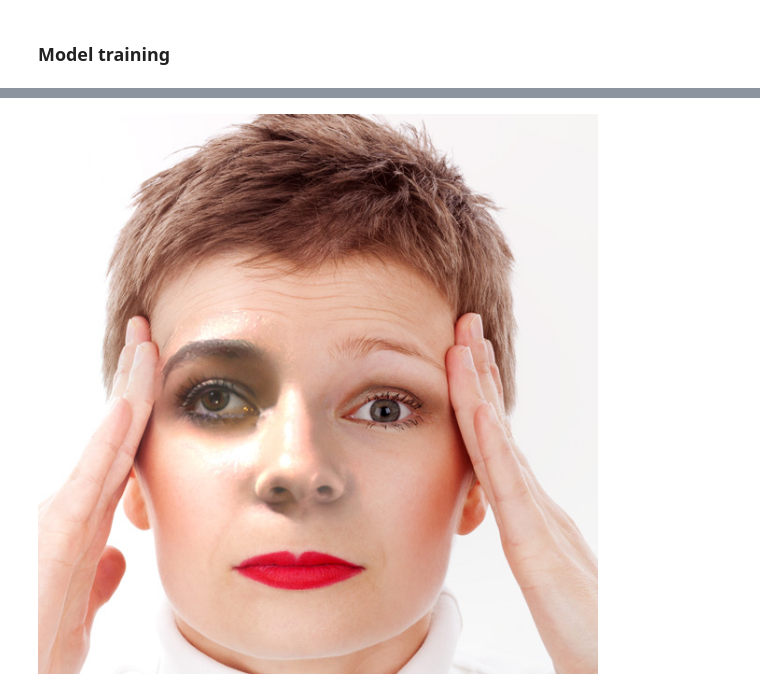
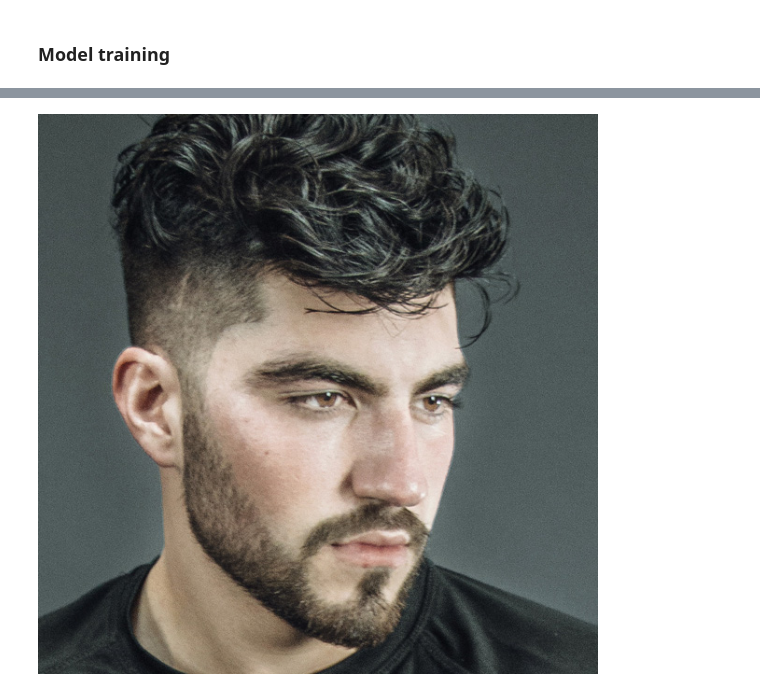
Before and after one commit to swapnita-pandey/Identification-of-Edited-Images, a Jupyter notebook: Fake_Image_.ipynb, the cells around one changed output, grey strips where cells are left out. Cells and saved outputs as stored; diff of their text form; code cells hidden in the pictures.

```diff
--- a/Fake_Image_.ipynb
+++ b/Fake_Image_.ipynb
@@ -402,17 +423,17 @@ Total: 9418, Correct: 8209, Acc: 87.16287959227013
 # %%
 from PIL import Image
 
 # Load the image from the given path
-img_path = 'D:/major_project/a/one/Identifying-Human-Edited-Images-master/data/real_and_fake_face/training_real1/real_00004.jpg'
-#img_path = 'D:/major_project/a/one/Identifying-Human-Edited-Images-master/data/real_and_fake_face/training_real1/real_00008.jpg'
-#img_path = 'D:/major_project/a/one/Identifying-Human-Edited-Images-master/data/real_and_fake_face/training_real1/real_00024.jpg'
+# img_path = 'D:/major_project/a/one/Identifying-Human-Edited-Images-master/data/real_and_fake_face/training_real1/real_00004.jpg'
+img_path = 'D:/major_project/a/one/Identifying-Human-Edited-Images-master/data/real_and_fake_face/training_real1/real_00008.jpg'
+# img_path = 'D:/major_project/a/one/Identifying-Human-Edited-Images-master/data/real_and_fake_face/training_real1/real_00024.jpg'
 #img_path = 'D:/major_project/a/one/Identifying-Human-Edited-Images-master/data/real_and_fake_face/training_fake/easy_11_1111.jpg'
 #img_path = 'D:/major_project/a/one/Identifying-Human-Edited-Images-master/data/real_and_fake_face/training_fake/easy_9_1010.jpg'  # Replace with the actual image path
 
 image = Image.open(img_path)
 image
 # %% [output]
-[figure, old version]
+[figure, new version]
 # %%
 # Preprocess the image using the same method you used for your dataset
 prepared_image = prepare_image(img_path)  # Assuming 'prepare_image' function is defined
```
Also changed, not shown: parts of 14 cells of this notebook.
